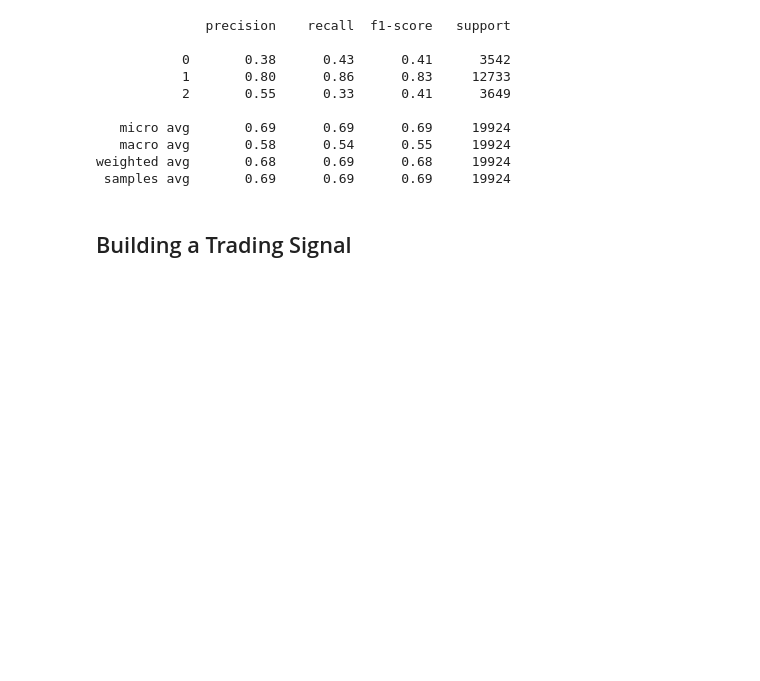
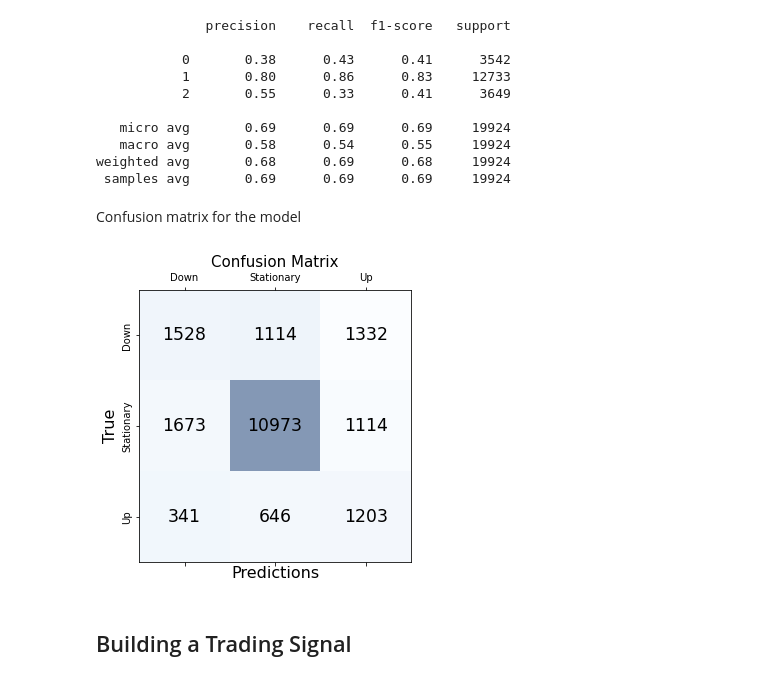
Before and after one commit to ajcutuli/OFI_NN_Project, a Jupyter notebook: Order Flow + Neural Nets.ipynb, the cells around one changed output. Drawn from its saved outputs; the diff is of its cells as text; code cells hidden in the pictures; blank space fills up the shorter version.

```diff
--- a/Order Flow + Neural Nets.ipynb
+++ b/Order Flow + Neural Nets.ipynb
@@ -440,9 +434,9 @@ Trainable params: 54,995
 Non-trainable params: 0
 __________________________________________________________________________________________________
 # %%
-train_Y = to_categorical(train_Y) # y is the next event's mid price (k=1)
-model.fit(train_X, train_Y, epochs=max_epochs, batch_size=batch_size, callbacks=[es])
-model_params['model'] = model
+# train_Y = to_categorical(train_Y) # y is the next event's mid price (k=1)
+# model.fit(train_X, train_Y, epochs=max_epochs, batch_size=batch_size, callbacks=[es])
+# model_params['model'] = model
 # %% [output]
 Epoch 1/100
 2498/2498 [==============================] - 199s 78ms/step - loss: 0.7692 - accuracy: 0.7287
@@ -524,6 +514,29 @@ print(classification_report(test_Y, pred_Y))
    macro avg       0.58      0.54      0.55     19924
 weighted avg       0.68      0.69      0.68     19924
  samples avg       0.69      0.69      0.69     19924
+# %% [markdown]
+Confusion matrix for the model
+# %%
+import matplotlib.pyplot as plt
+from sklearn.metrics import confusion_matrix
+
+mat_con = confusion_matrix(test_Y.argmax(axis=1), pred_Y.argmax(axis=1))
+
+fig, px = plt.subplots(figsize=(5,5))
+px.matshow(mat_con, cmap=plt.cm.Blues, alpha=0.5)
+
+for m in range(mat_con.shape[0]):
+    for n in range(mat_con.shape[1]):
+        px.text(x=m, y=n, s=mat_con[m, n], va='center', ha='center', size='xx-large')
+
+plt.xlabel('Predictions', fontsize=16)
+plt.ylabel('True', fontsize=16)
+plt.xticks(np.arange(3), ['Down', 'Stationary', 'Up'])
+plt.yticks(np.arange(3), ['Down', 'Stationary', 'Up'], rotation='vertical', va='center')
+plt.title('Confusion Matrix', fontsize=15)
+plt.show()
+# %% [output]
+[figure, added]
 # %% [markdown]
 ## Building a Trading Signal
 # %% [markdown]
```
Also changed, not shown: parts of 6 cells of this notebook.
